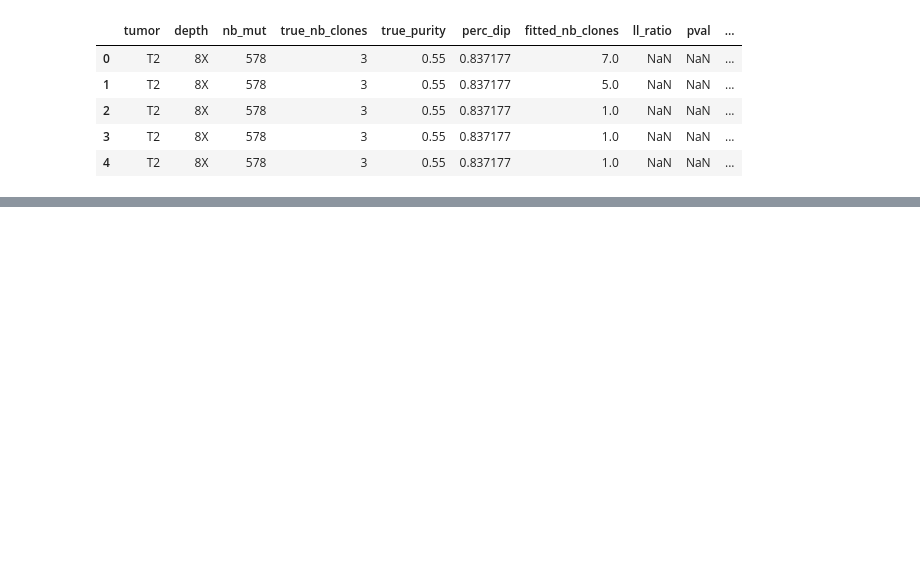
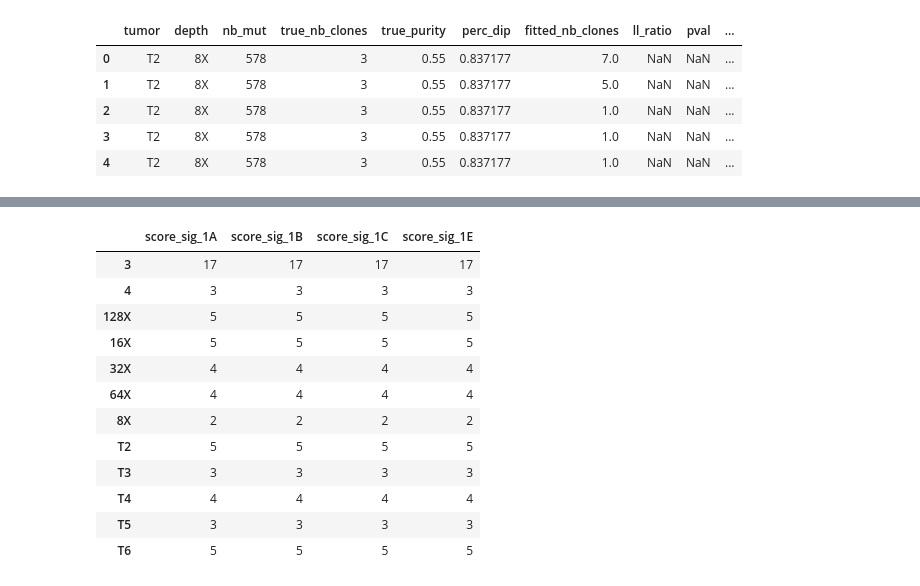
Before and after one commit to judithabk6/Clonesig_analysis, a Jupyter notebook: paper_notebooks/dream_results.ipynb, the cells around one changed output, grey strips where cells are left out. Cells and saved outputs as stored; diff of their text form; code cells hidden in the pictures; blank space fills up the shorter version.

```diff
--- a/paper_notebooks/dream_results.ipynb
+++ b/paper_notebooks/dream_results.ipynb
@@ -167,3 +204,20 @@ plt.savefig('{}/all_comp_method_results_sig_only.pdf'.format(output_path), bbox_
+# %%
+pd.concat([pd.concat(count_dict[s]) for s in ('score_sig_1A', 'score_sig_1B',
+                            'score_sig_1C', 'score_sig_1E')], axis=1)
+# %% [output]
+|  | score_sig_1A | score_sig_1B | score_sig_1C | score_sig_1E |
+| 3 | 17 | 17 | 17 | 17 |
+| 4 | 3 | 3 | 3 | 3 |
+| 128X | 5 | 5 | 5 | 5 |
+| 16X | 5 | 5 | 5 | 5 |
+| 32X | 4 | 4 | 4 | 4 |
+| 64X | 4 | 4 | 4 | 4 |
+| 8X | 2 | 2 | 2 | 2 |
+| T2 | 5 | 5 | 5 | 5 |
+| T3 | 3 | 3 | 3 | 3 |
+| T4 | 4 | 4 | 4 | 4 |
+| T5 | 3 | 3 | 3 | 3 |
+| T6 | 5 | 5 | 5 | 5 |
 # %%
 sns.set_context('poster')
 for score in ['score1B', 'score1C', 'score2A', 'score2C_auc']:
```
Also changed, not shown: parts of 7 cells of this notebook, 55 other files.
